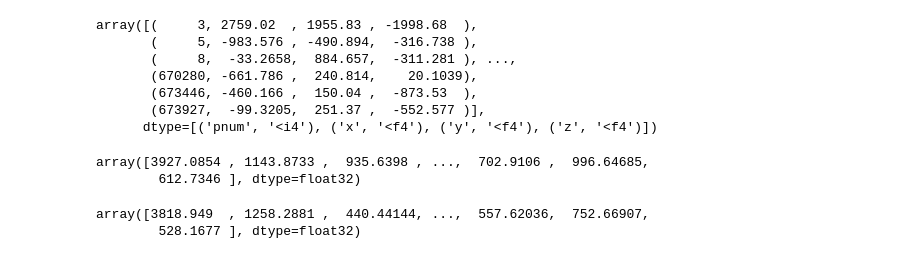
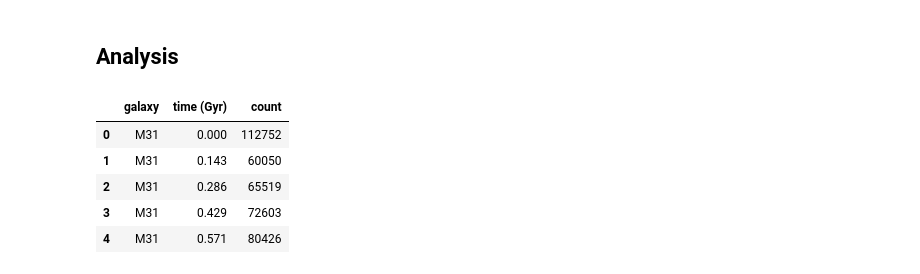
Before and after one commit to colinleach/400B_Leach, a Jupyter notebook: Project/notebooks/distances.ipynb, the cells around one changed output. Drawn from its saved outputs; the diff is of its cells as text; code cells hidden in the pictures.

```diff
--- a/Project/notebooks/distances.ipynb
+++ b/Project/notebooks/distances.ipynb
@@ -120,20 +67,2 @@ data = np.array(db.get_xyz(gal, snap),
-# %%
-data[index]
-# %% [output]
-array([(     3, 2759.02  , 1955.83 , -1998.68  ),
-       (     5, -983.576 , -490.894,  -316.738 ),
-       (     8,  -33.2658,  884.657,  -311.281 ), ...,
-       (670280, -661.786 ,  240.814,    20.1039),
-       (673446, -460.166 ,  150.04 ,  -873.53  ),
-       (673927,  -99.3205,  251.37 ,  -552.577 )],
-      dtype=[('pnum', '<i4'), ('x', '<f4'), ('y', '<f4'), ('z', '<f4')])
-# %%
-d_MW[index]
-# %% [output]
-array([3927.0854 , 1143.8733 ,  935.6398 , ...,  702.9106 ,  996.64685,
-        612.7346 ], dtype=float32)
-# %%
-d_M31[index]
-# %% [output]
-array([3818.949  , 1258.2881 ,  440.44144, ...,  557.62036,  752.66907,
-        528.1677 ], dtype=float32)
+# %% [markdown]
+## Analysis
@@ -139,0 +82,11 @@ array([3818.949  , 1258.2881 ,  440.44144, ...,  557.62036,  752.66907,
+# %%
+df = pd.DataFrame(transfers, columns=['galaxy','time (Gyr)','count'])
+df.to_csv('transfers.csv', index=False)
+df.head()
+# %% [output]
+|  | galaxy | time (Gyr) | count |
+| 0 | M31 | 0.000 | 112752 |
+| 1 | M31 | 0.143 | 60050 |
+| 2 | M31 | 0.286 | 65519 |
+| 3 | M31 | 0.429 | 72603 |
+| 4 | M31 | 0.571 | 80426 |
```
Also changed, not shown: parts of 19 cells of this notebook, 4 other files.
